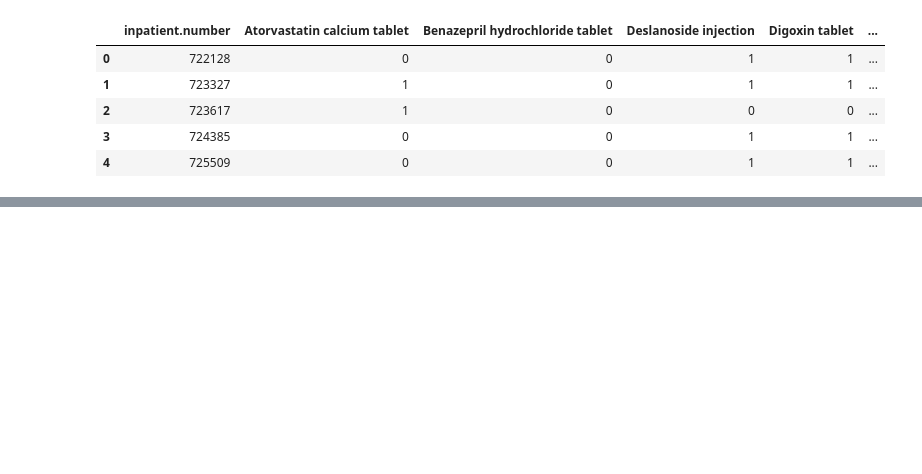
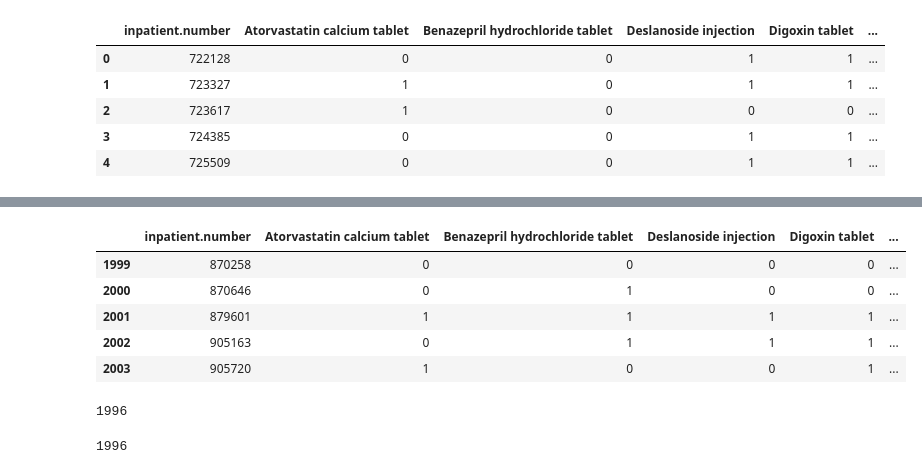
Before and after one commit to Vikram-Shenoy/Computational-Models, a Jupyter notebook: minor_proj.ipynb, the cells around one changed output, grey strips where cells are left out. Cells and saved outputs as stored; diff of their text form; code cells hidden in the pictures; blank space fills up the shorter version.

```diff
--- a/minor_proj.ipynb
+++ b/minor_proj.ipynb
@@ -542,0 +552,9 @@ df_new.head()
+# %%
+df1.tail()
+# %% [output]
+|  | inpatient.number | Atorvastatin calcium tablet | Benazepril hydrochloride tablet | Deslanoside injection | Digoxin tablet | ... |
+| 1999 | 870258 | 0 | 0 | 0 | 0 | ... |
+| 2000 | 870646 | 0 | 1 | 0 | 0 | ... |
+| 2001 | 879601 | 1 | 1 | 1 | 1 | ... |
+| 2002 | 905163 | 0 | 1 | 1 | 1 | ... |
+| 2003 | 905720 | 1 | 0 | 0 | 1 | ... |
@@ -542,0 +570,8 @@ df_new.head()
+# %%
+len(df)
+# %% [output]
+1996
+# %%
+len(df1['inpatient.number'])
+# %% [output]
+1996
```
Also changed, not shown: parts of 16 cells of this notebook, 2 other files.
